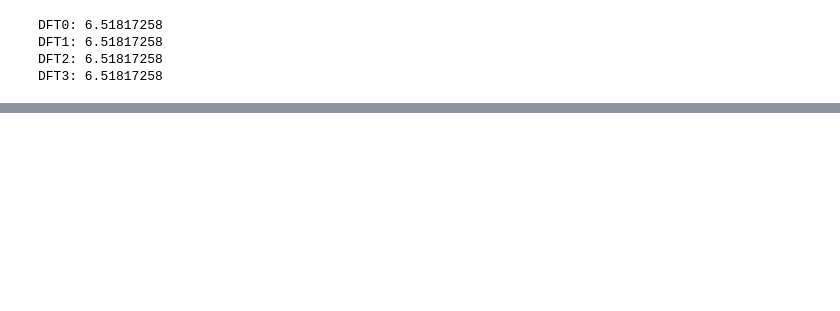
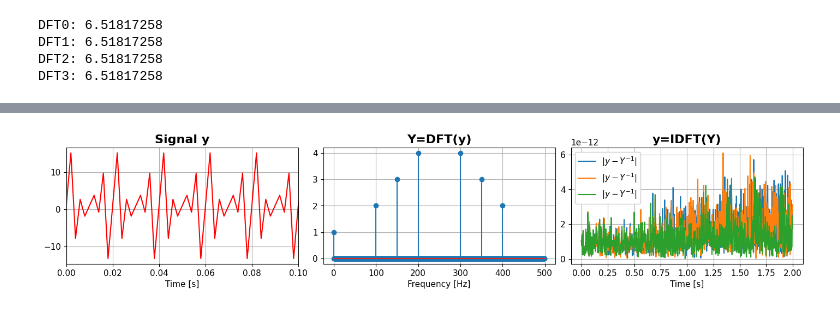
Before and after one commit to GenioSainz/Colab-Demos, a Jupyter notebook: scripts/FourierAnalysis.ipynb, the cells around one changed output, grey strips where cells are left out. Saved outputs shown, nothing was run; the diff lists cells and outputs as text; code cells hidden in the pictures; blank space fills up the shorter version.

```diff
--- a/scripts/FourierAnalysis.ipynb
+++ b/scripts/FourierAnalysis.ipynb
@@ -292,0 +319,35 @@ plot_sets(ax[2],ti='Reconstructed Signal',xla='Time [s]',ba=0.5,xli=[0,10 * 1/np
+# %%
+N  = 1000
+Fs = 500
+Ts = 1/Fs
+t  = np.arange(0,N)*Ts
+
+# Signal y
+A_array = np.array( [4,   6,   8 ]  )
+f_array = np.array( [100, 150, 200] )
+DC      = 1
+y       = DC + get_signal(t,A_array,f_array)
+
+Yall,Ypos,fall,fpos = spectrum_frequencies(DFT0(y),Fs)
+
+# Reconstructed Signal yy
+YY = DFT3(y)
+
+y1 = IDFT(YY)
+y2 = IDFT2(YY)
+y3 = np.fft.ifft(YY)
+
+fig, ax = plt.subplots(1,3,constrained_layout=True,figsize=(1400*px2inch , 700*px2inch))
+
+ax[0].plot(t,y,'r')
+ax[1].stem(fall,Yall)
+
+ax[2].plot(t,np.abs(y1-y),label='$|y-Y^{-1}|$')
+ax[2].plot(t,np.abs(y2-y),label='$|y-Y^{-1}|$')
+ax[2].plot(t,np.abs(y3-y),label='$|y-Y^{-1}|$')
+
+plot_sets(ax[0],ti='Signal y', xla='Time [s]',ba=0.5,xli=[0,10 * 1/np.min(f_array)])
+plot_sets(ax[1],ti='Y=DFT(y)', xla='Frequency [Hz]',ba=0.5)
+plot_sets(ax[2],ti='y=IDFT(Y)',xla='Time [s]',ba=0.5,leg=True)
+# %% [output]
+[figure, added]
```
Also changed, not shown: parts of 14 cells of this notebook, 13 other files.
